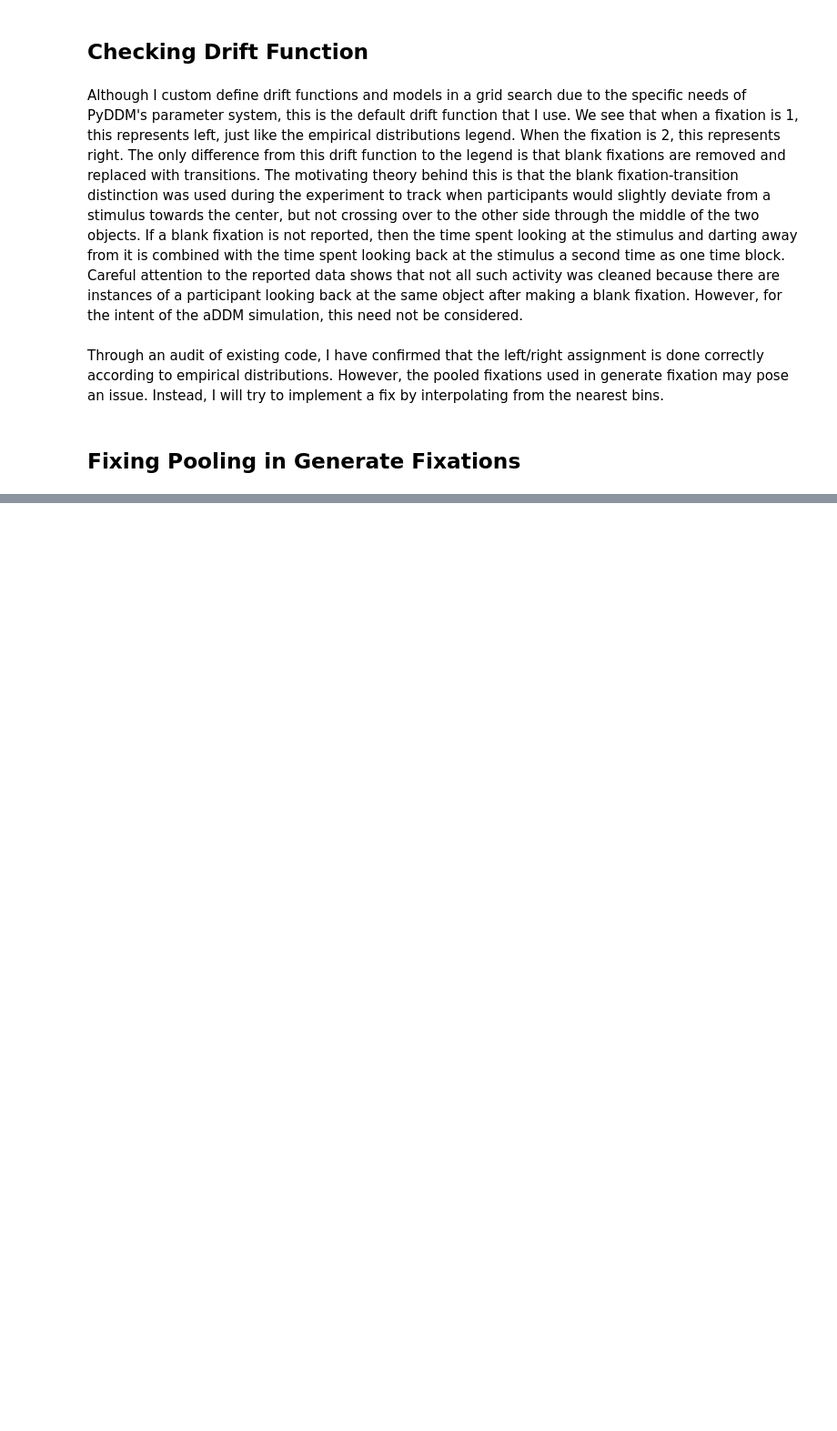
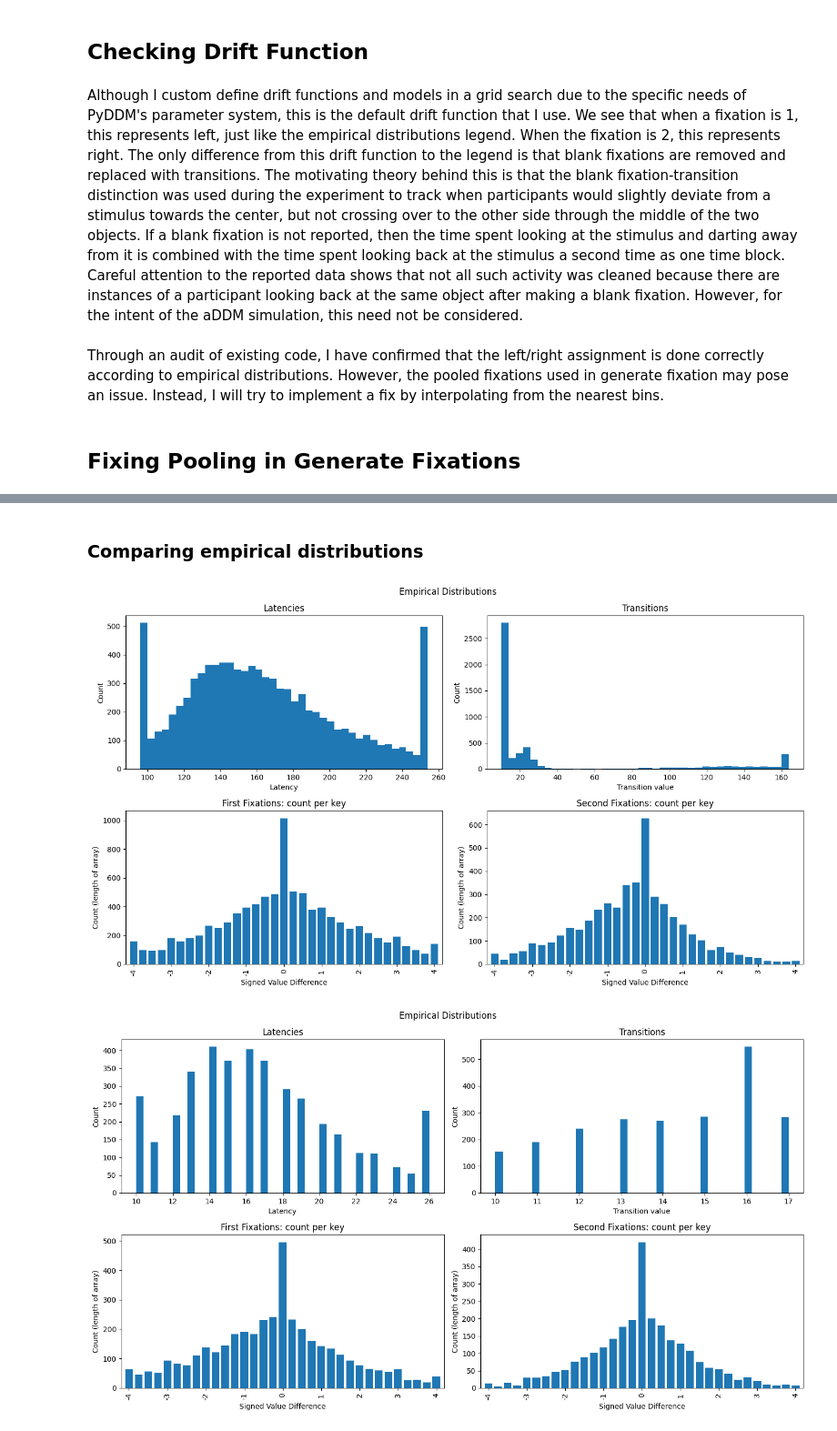
Before and after one commit to Hehesh/DDM, a Jupyter notebook: lr_check.ipynb, the cells around one changed output, grey strips where cells are left out. Shown at 91% size. Cells and saved outputs as stored; diff of their text form; code cells hidden in the pictures; blank space fills up the shorter version.

```diff
--- a/lr_check.ipynb
+++ b/lr_check.ipynb
@@ -117,0 +449,23 @@ Through an audit of existing code, I have confirmed that the left/right assignme
+# %% [markdown]
+### Comparing empirical distributions
+# %%
+value_diffs = np.arange(-4, 4.25, 0.25)
+legend = {
+    "left": {1},
+    "right": {2},
+    "transition": {0},
+    "blank_fixation": {4}
+}
+fixation_col = 'fixation'
+left_value_col = 'avgWTP_left'
+right_value_col = 'avgWTP_right'
+
+simulated_empirical_distributions = get_corrected_empirical_distributions(
+    interpolate_results_df,
+    value_diffs=value_diffs,
+    legend=legend,
+    fixation_col=fixation_col,
+    left_value_col=left_value_col,
+    right_value_col=right_value_col,
+    cutoff=0.9
+)
@@ -117,0 +558,8 @@ Through an audit of existing code, I have confirmed that the left/right assignme
+# %%
+fig, axes = plot_empirical_distributions(empirical_distributions, tick_every=4)
+plt.show()
+fig, axes = plot_empirical_distributions(simulated_empirical_distributions, tick_every=4)
+plt.show()
+# %% [output]
+[figure, added]
+[figure, added]
```
Also changed, not shown: parts of 17 cells of this notebook.
